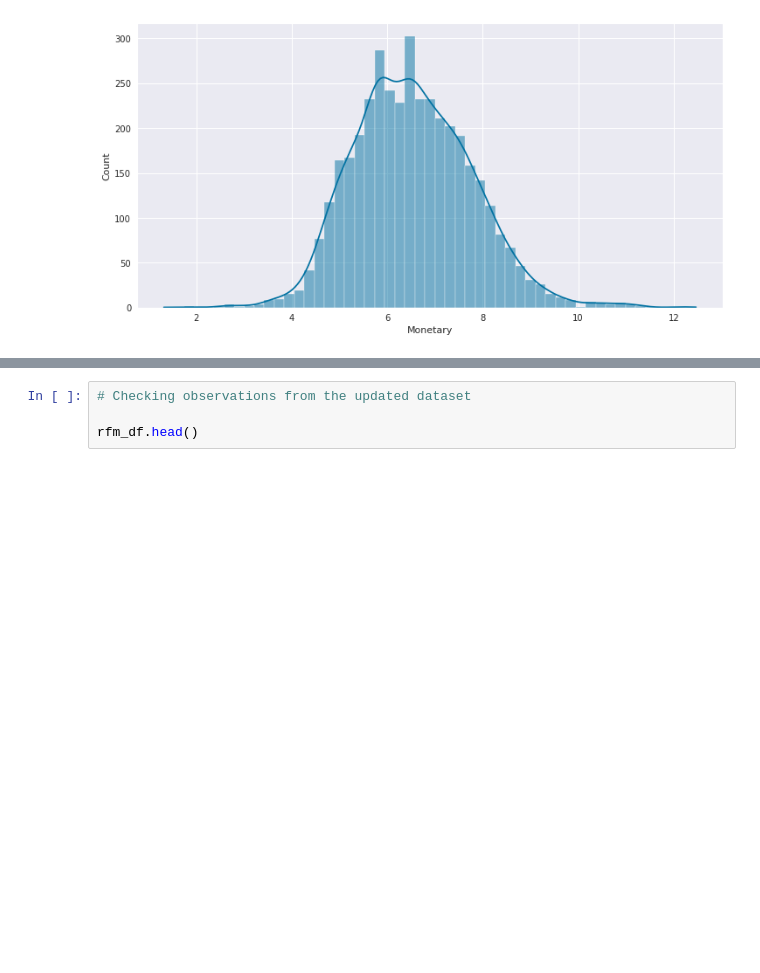
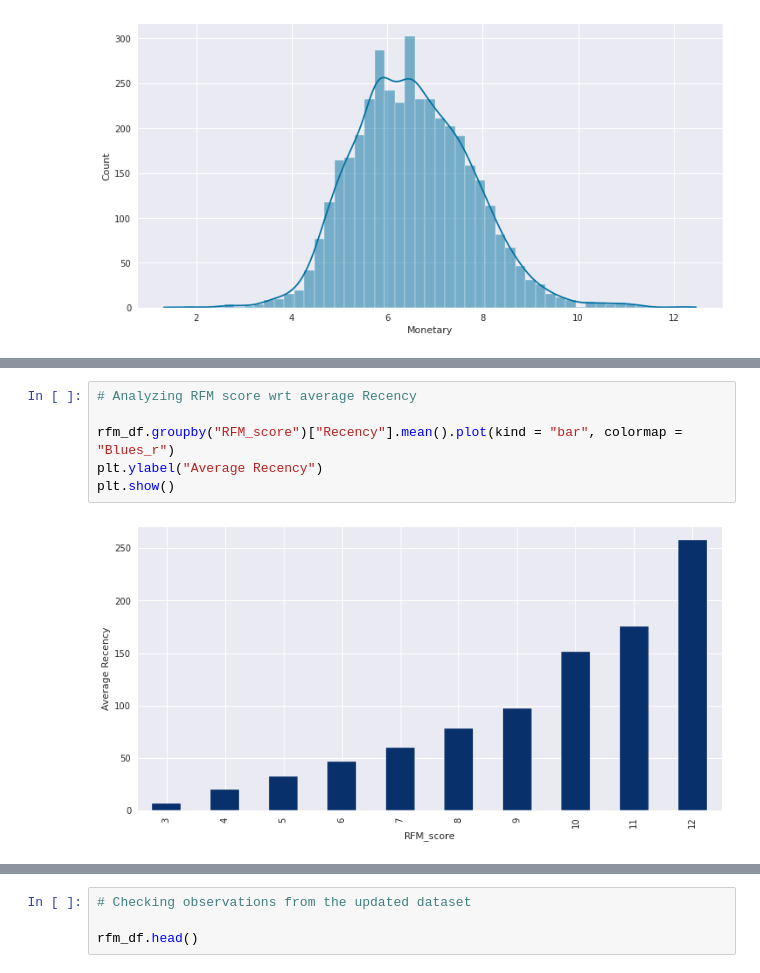
Before and after one commit to RupeshSharma14/Online-Retail-Customer-Segmentation, a Jupyter notebook: Online_Retail_Customer_Segmentation.ipynb, the cells around one changed output, grey strips where cells are left out. Drawn from its saved outputs; the diff is of its cells as text; blank space fills up the shorter version.

```diff
--- a/Online_Retail_Customer_Segmentation.ipynb
+++ b/Online_Retail_Customer_Segmentation.ipynb
@@ -592,0 +594,8 @@ plt.show()
+# %%
+# Analyzing RFM score wrt average Recency
+
+rfm_df.groupby("RFM_score")["Recency"].mean().plot(kind = "bar", colormap = "Blues_r")
+plt.ylabel("Average Recency")
+plt.show()
+# %% [output]
+[figure, added]
```
Also changed, not shown: parts of 67 cells of this notebook.
